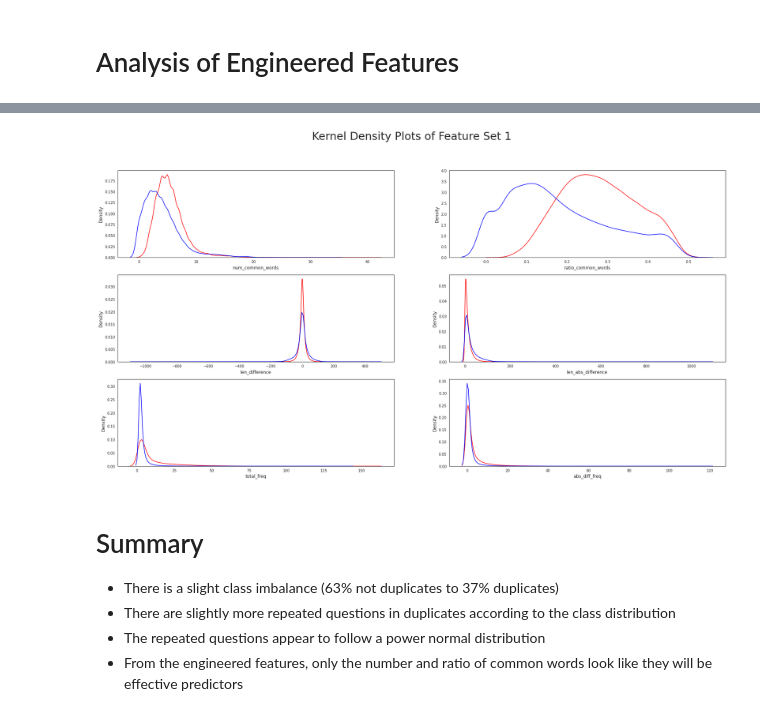
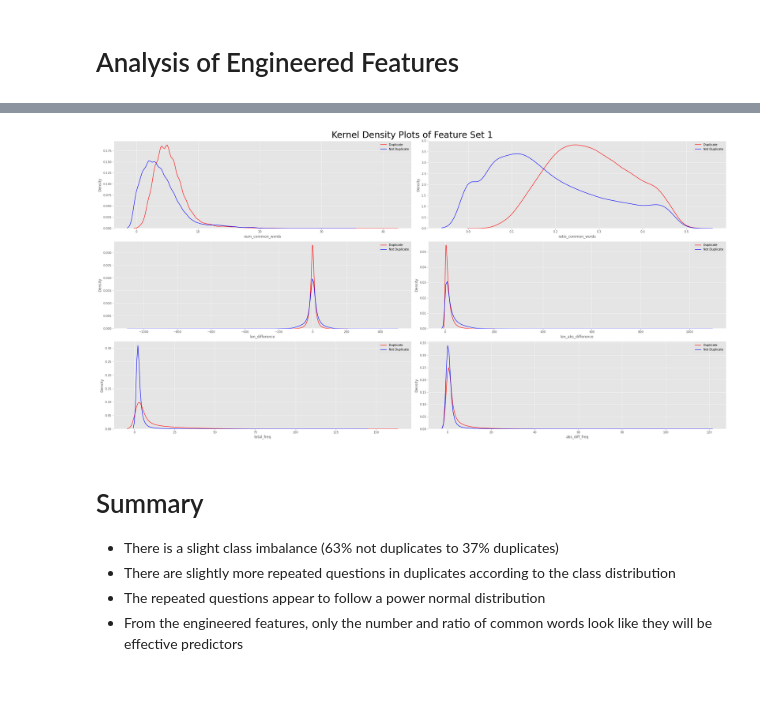
Before and after one commit to Graham-Broughton/NLP-Quora, a Jupyter notebook: 1.Quora_EDA.ipynb, the cells around one changed output, grey strips where cells are left out. Saved outputs shown, nothing was run; the diff lists cells and outputs as text; code cells hidden in the pictures; blank space fills up the shorter version.

```diff
--- a/1.Quora_EDA.ipynb
+++ b/1.Quora_EDA.ipynb
@@ -170,8 +178,8 @@ data['q2_freq'] = data.groupby('qid2')['qid2'].transform('count')
 data['total_freq'] = data['q1_freq'] + data['q2_freq']
 data['abs_diff_freq'] = abs(data['q1_freq'] - data['q2_freq'])
 
-data['q1_num_words'] = data['question1'].apply(lambda x: len(x.split()))
-data['q2_num_words'] = data['question2'].apply(lambda x: len(x.split()))
+data['q1_num_words'] = data['question1'].apply(lambda x: len(str(x).split()))
+data['q2_num_words'] = data['question2'].apply(lambda x: len(str(x).split()))
 
 data['q1_char_len'] = data['question1'].apply(lambda x: len(''.join(set(str(x).replace(' ', '')))))
 data['q2_char_len'] = data['question2'].apply(lambda x: len(''.join(set(str(x).replace(' ', '')))))
@@ -216,22 +226,30 @@ plt.show()
 # %%
 fig, axes = plt.subplots(3, 2, figsize=(30, 15))
 axes = axes.ravel()
-sns.kdeplot(data[data['is_duplicate']==1]['num_common_words'], label='1', color='r', ax=axes[0], bw_adjust=1.9)
-sns.kdeplot(data[data['is_duplicate']==0]['num_common_words'], label='0', color='b', ax=axes[0], bw_adjust=1.9)
-sns.kdeplot(data[data['is_duplicate']==1]['ratio_common_words'], label='1', color='r', ax=axes[1], bw_adjust=1.9)
-sns.kdeplot(data[data['is_duplicate']==0]['ratio_common_words'], label='0', color='b', ax=axes[1], bw_adjust=1.9)
-sns.kdeplot(data[data['is_duplicate']==1]['len_difference'], label='1', color='r', ax=axes[2], bw_adjust=1.9)
-sns.kdeplot(data[data['is_duplicate']==0]['len_difference'], label='0', color='b', ax=axes[2], bw_adjust=1.9)
-sns.kdeplot(data[data['is_duplicate']==1]['len_abs_difference'], label='1', color='r', ax=axes[3], bw_adjust=1.9)
-sns.kdeplot(data[data['is_duplicate']==0]['len_abs_difference'], label='0', color='b', ax=axes[3], bw_adjust=1.9)
-sns.kdeplot(data[data['is_duplicate']==1]['total_freq'], label='1', color='r', ax=axes[4], bw_adjust=1.9)
-sns.kdeplot(data[data['is_duplicate']==0]['total_freq'], label='0', color='b', ax=axes[4], bw_adjust=1.9)
-sns.kdeplot(data[data['is_duplicate']==1]['abs_diff_freq'], label='1', color='r', ax=axes[5], bw_adjust=1.9)
-sns.kdeplot(data[data['is_duplicate']==0]['abs_diff_freq'], label='0', color='b', ax=axes[5], bw_adjust=1.9)
+sns.kdeplot(data[data['is_duplicate']==1]['num_common_words'], label='Duplicate', color='r', ax=axes[0], bw_adjust=1.9)
+sns.kdeplot(data[data['is_duplicate']==0]['num_common_words'], label='Not Duplicate', color='b', ax=axes[0], bw_adjust=1.9)
+sns.kdeplot(data[data['is_duplicate']==1]['ratio_common_words'], label='Duplicate', color='r', ax=axes[1], bw_adjust=1.9)
+sns.kdeplot(data[data['is_duplicate']==0]['ratio_common_words'], label='Not Duplicate', color='b', ax=axes[1], bw_adjust=1.9)
+sns.kdeplot(data[data['is_duplicate']==1]['len_difference'], label='Duplicate', color='r', ax=axes[2], bw_adjust=1.9)
+sns.kdeplot(data[data['is_duplicate']==0]['len_difference'], label='Not Duplicate', color='b', ax=axes[2], bw_adjust=1.9)
+sns.kdeplot(data[data['is_duplicate']==1]['len_abs_difference'], label='Duplicate', color='r', ax=axes[3], bw_adjust=1.9)
+sns.kdeplot(data[data['is_duplicate']==0]['len_abs_difference'], label='Not Duplicate', color='b', ax=axes[3], bw_adjust=1.9)
+sns.kdeplot(data[data['is_duplicate']==1]['total_freq'], label='Duplicate', color='r', ax=axes[4], bw_adjust=1.9)
+sns.kdeplot(data[data['is_duplicate']==0]['total_freq'], label='Not Duplicate', color='b', ax=axes[4], bw_adjust=1.9)
+sns.kdeplot(data[data['is_duplicate']==1]['abs_diff_freq'], label='Duplicate', color='r', ax=axes[5], bw_adjust=1.9)
+sns.kdeplot(data[data['is_duplicate']==0]['abs_diff_freq'], label='Not Duplicate', color='b', ax=axes[5], bw_adjust=1.9)
 plt.suptitle('Kernel Density Plots of Feature Set 1', fontsize=30)
+axes[0].legend()
+axes[1].legend()
+axes[2].legend()
+axes[3].legend()
+axes[4].legend()
+axes[5].legend()
+plt.tight_layout()
+plt.subplots_adjust(top=0.95)
 plt.show()
 # %% [output]
-[figure, old version]
+[figure, new version]
 # %% [markdown]
 # Summary
 - There is a slight class imbalance (63% not duplicates to 37% duplicates)
```
Also changed, not shown: parts of 2 cells of this notebook, 2 other files.
